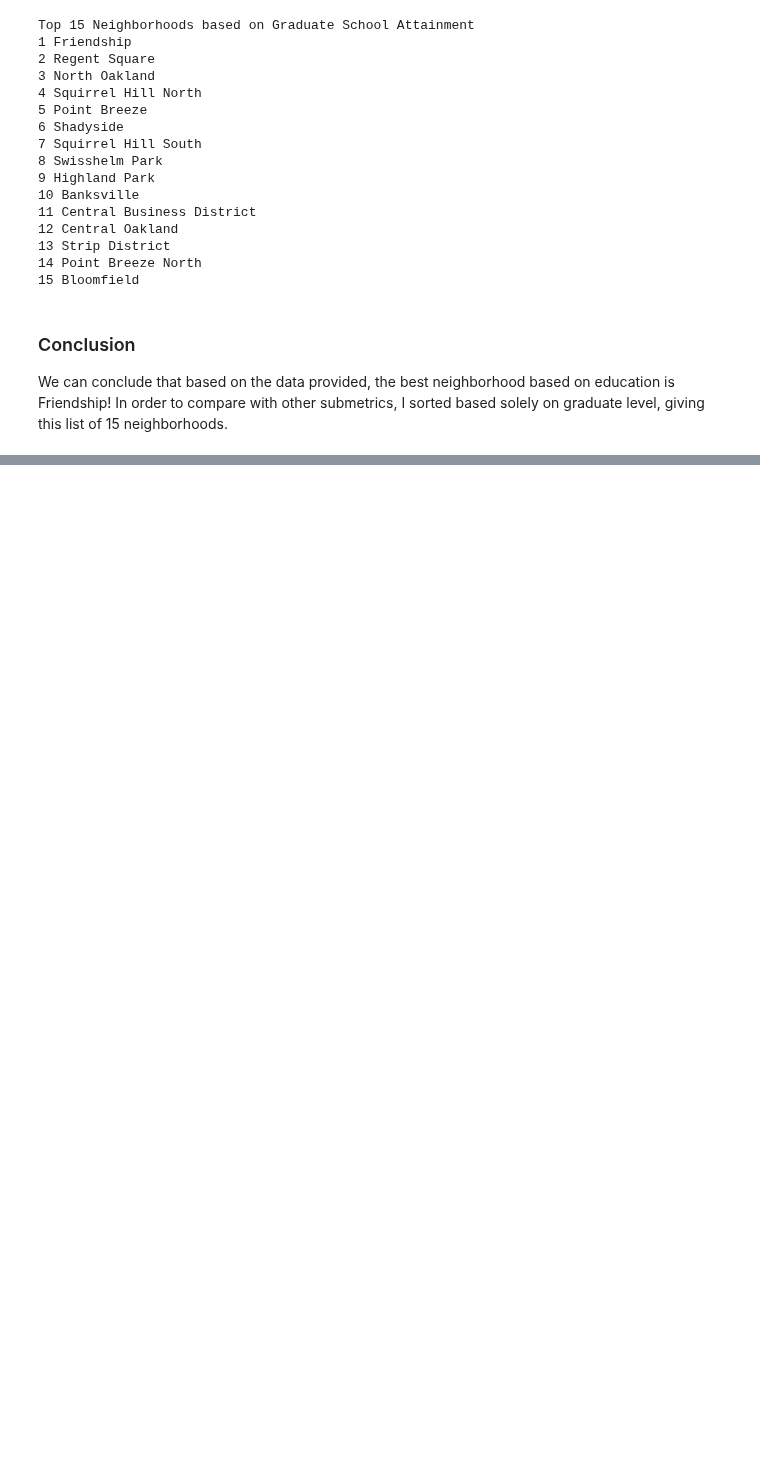
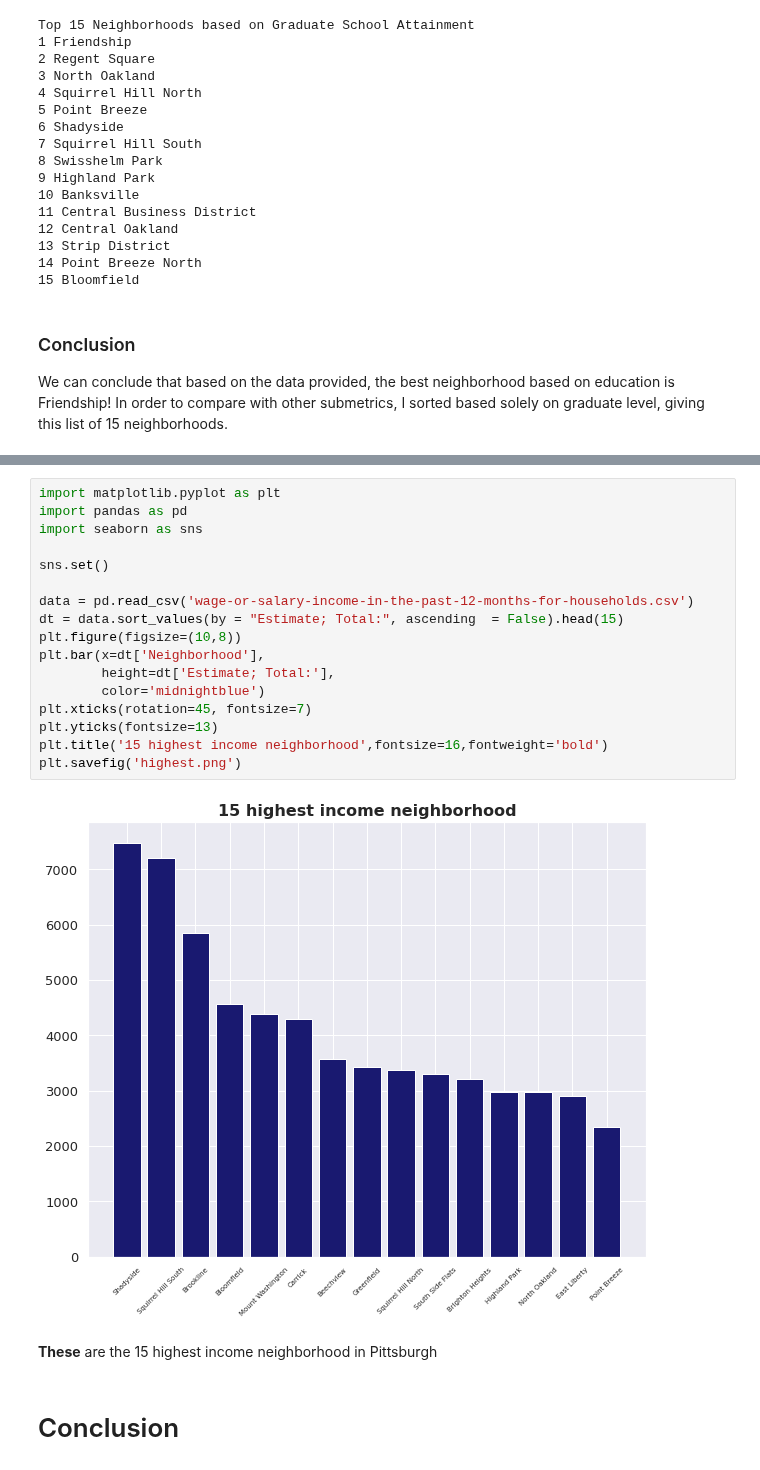
Before and after one commit to CMPINF-0010/Final-Project, a Jupyter notebook: final.ipynb, the cells around one changed output, grey strips where cells are left out. Cells and saved outputs as stored; diff of their text form; blank space fills up the shorter version.

```diff
--- a/final.ipynb
+++ b/final.ipynb
@@ -245,0 +294,23 @@ We can conclude that based on the data provided, the best neighborhood based on
+# %%
+import matplotlib.pyplot as plt
+import pandas as pd
+import seaborn as sns
+
+sns.set()
+
+data = pd.read_csv('wage-or-salary-income-in-the-past-12-months-for-households.csv')
+dt = data.sort_values(by = "Estimate; Total:", ascending  = False).head(15)
+plt.figure(figsize=(10,8))
+plt.bar(x=dt['Neighborhood'],
+        height=dt['Estimate; Total:'],
+        color='midnightblue')
+plt.xticks(rotation=45, fontsize=7)
+plt.yticks(fontsize=13)
+plt.title('15 highest income neighborhood',fontsize=16,fontweight='bold')
+plt.savefig('highest.png')
+# %% [output]
+[figure, added]
+# %% [markdown]
+**These** are the 15 highest income neighborhood in Pittsburgh
+# %% [markdown]
+# Conclusion
```
Also changed, not shown: parts of 8 cells of this notebook.
